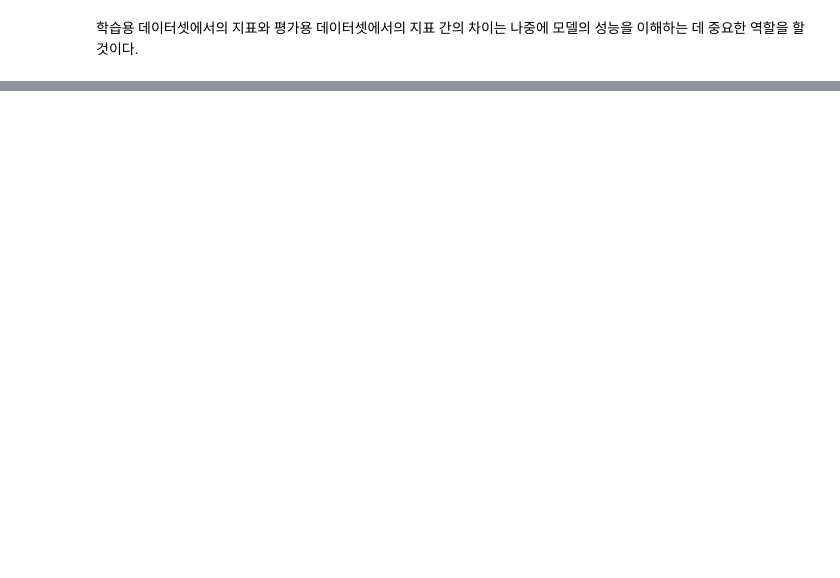
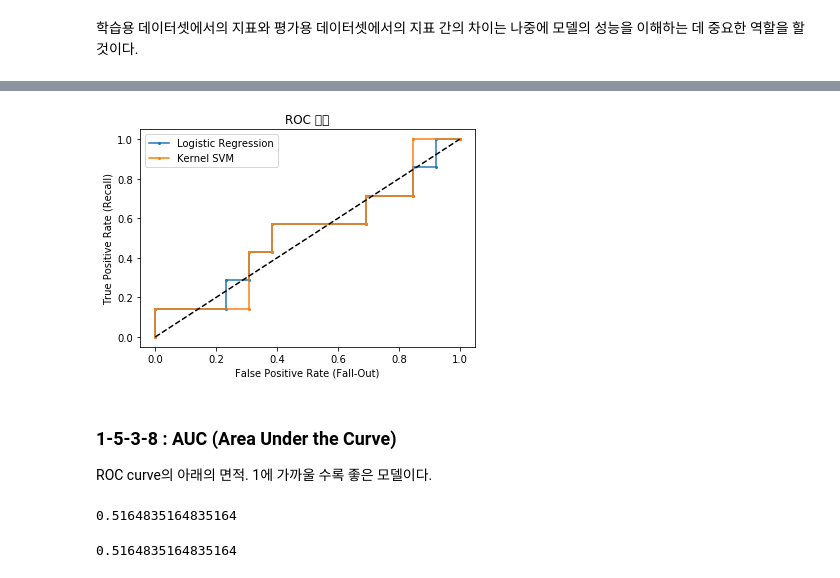
Before and after one commit to parksurk/da_structured-data, a Jupyter notebook: step1 - Data Analytics Workflow.ipynb, the cells around one changed output, grey strips where cells are left out. Cells and saved outputs as stored; diff of their text form; code cells hidden in the pictures; blank space fills up the shorter version.

```diff
--- a/step1 - Data Analytics Workflow.ipynb
+++ b/step1 - Data Analytics Workflow.ipynb
@@ -351,0 +520,11 @@ iplot_mpl(s.figure)
+# %%
+from sklearn.datasets import load_breast_cancer
+
+breast_cancer = load_breast_cancer()
+
+print(breast_cancer.DESCR)
+
+import pandas as pd
+
+data = pd.DataFrame(breast_cancer.data, columns=breast_cancer.feature_names)
+data['malignant'] = 1 - breast_cancer.target # 0 for malignant and 1 for benign in the original dataset
@@ -351,0 +764,13 @@ iplot_mpl(s.figure)
+# %%
+from sklearn.svm import SVC
+
+
+lr = LogisticRegression()
+svc = SVC(gamma=0.0001, C=3000, probability=True)
+
+
+lr.fit(data_train[['mean radius', 'mean texture']], data_train['malignant'])
+y_pred1 = lr.predict(data_test[['mean radius', 'mean texture']])
+
+svc.fit(data_train[['mean radius', 'mean texture']], data_train['malignant'])
+y_pred2 = svc.predict(data_test[['mean radius', 'mean texture']])
@@ -351,0 +811,27 @@ iplot_mpl(s.figure)
+# %%
+fpr1, tpr1, thresholds1 = roc_curve(y_true, lr.decision_function(data_test[['mean radius', 'mean texture']]))
+fpr2, tpr2, thresholds2 = roc_curve(y_true, svc.decision_function(data_test[['mean radius', 'mean texture']]))
+
+plt.plot(fpr1, tpr1, 'o-', ms=2, label="Logistic Regression")
+plt.plot(fpr2, tpr2, 'o-', ms=2, label="Kernel SVM")
+plt.legend()
+plt.plot([0, 1], [0, 1], 'k--', label="random guess")
+plt.xlabel('False Positive Rate (Fall-Out)')
+plt.ylabel('True Positive Rate (Recall)')
+plt.title('ROC 커브')
+plt.show()
+# %% [output]
+[figure, added]
+# %% [markdown]
+### 1-5-3-8 : AUC (Area Under the Curve)
+
+ROC curve의 아래의 면적. 1에 가까울 수록 좋은 모델이다.
+# %%
+from sklearn.metrics import auc
+auc(fpr1, tpr1)
+# %% [output]
+0.5164835164835164
+# %%
+auc(fpr2, tpr2)
+# %% [output]
+0.5164835164835164
```
Also changed, not shown: parts of 84 cells of this notebook, 1 other file.
